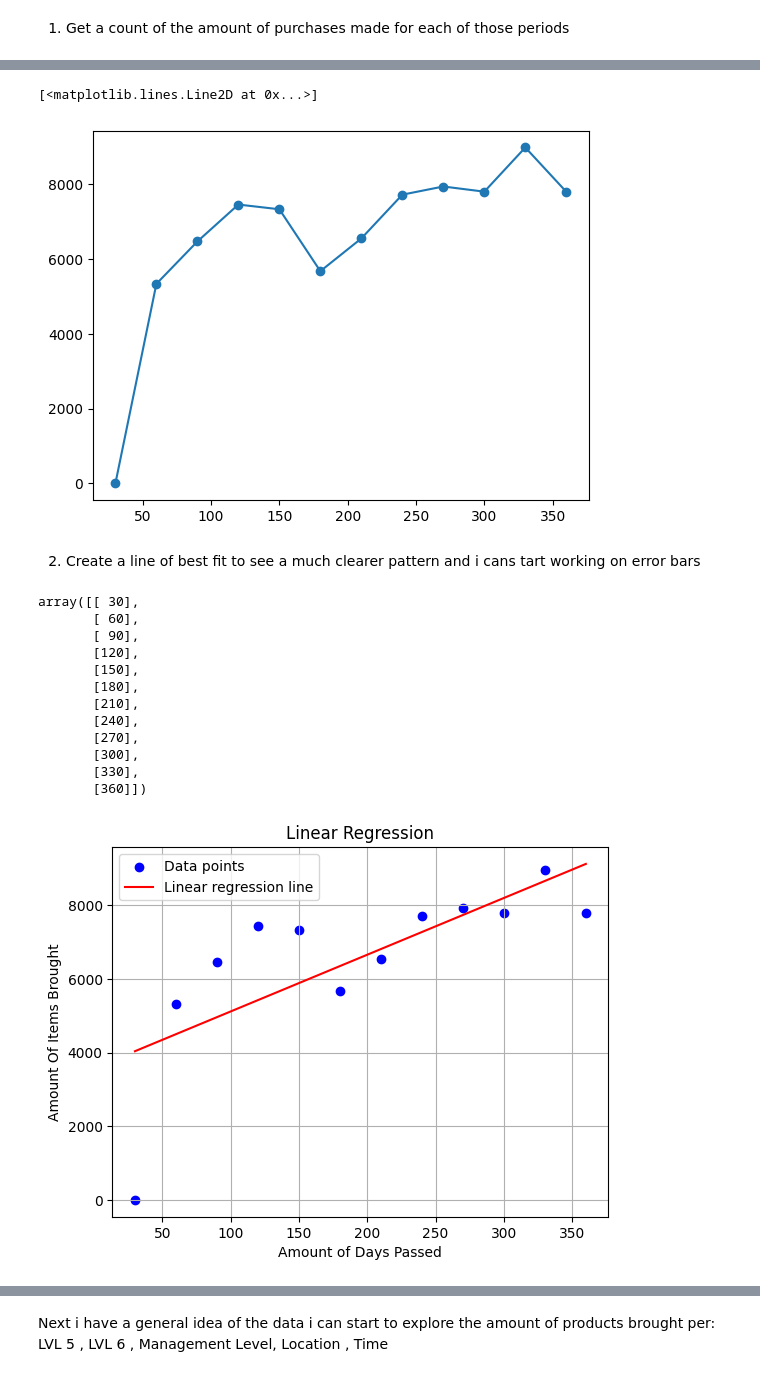
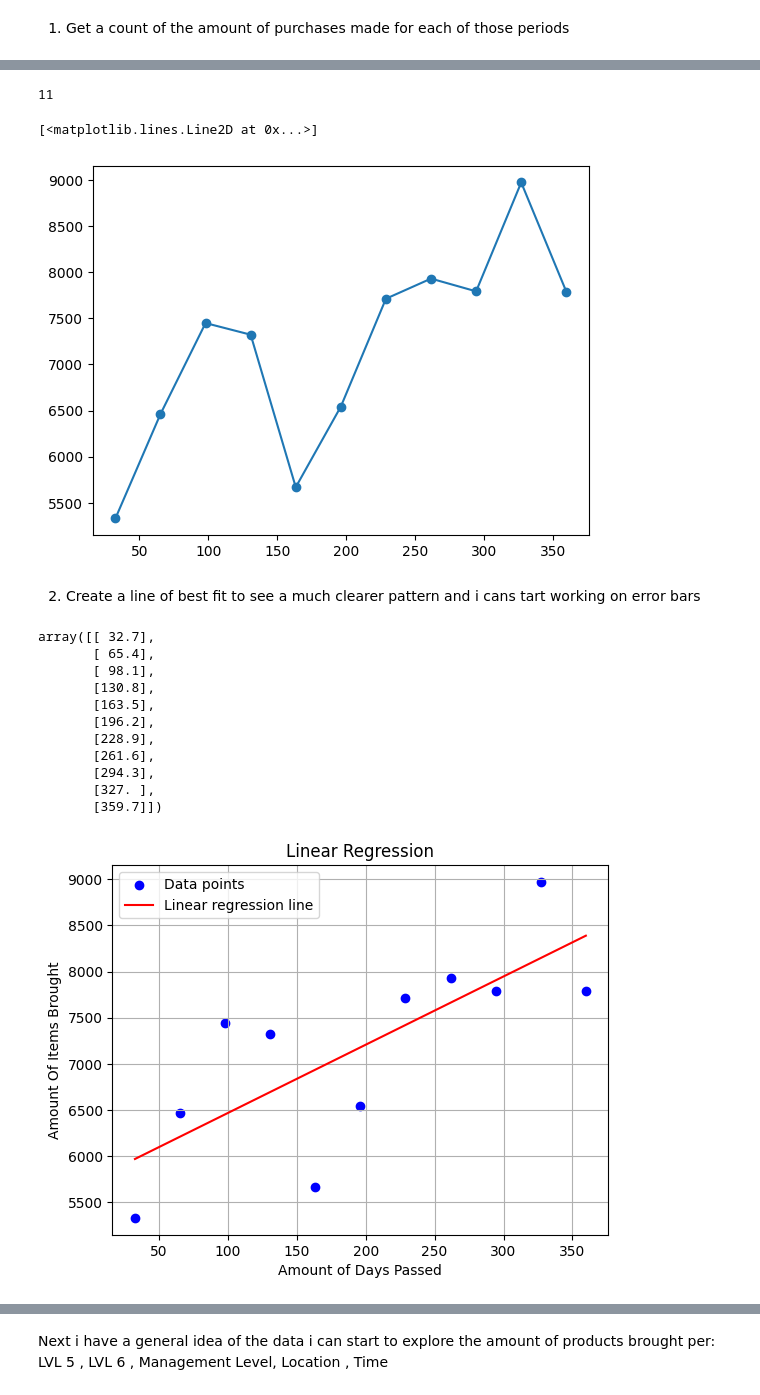
Before and after one commit to Danza101/Data_Landscape, a Jupyter notebook: Code.ipynb, the cells around one changed output, grey strips where cells are left out. Cells and saved outputs as stored; diff of their text form; code cells hidden in the pictures.

```diff
--- a/Code.ipynb
+++ b/Code.ipynb
@@ -29,20 +72,15 @@ df_date_time = df_date_time.reset_index(drop=True)
 # %% [markdown]
 1. Get a count of the amount of purchases made for each of those periods
 # %%
-
-# Define the list of values you want to check against.
-day_count = [30, 60, 90, 120, 150, 180, 210, 240, 270, 300, 330, 360]
-days_gap = []
-days = []
-index = []
-
-#checking how many days have passed since the first day
-for i in range(len(df['Date'])):
-    days_gap.append(df_date_time.iloc[i] - df_date_time.iloc[0])
-    days.append(days_gap[i].days)
+sort_full_days = df_to_variable(df['Date'])
+days = days_passed(sort_full_days)
 
 #This indexes the days therefore i know which index each day belongs to
 indexed_values = [[i, value] for i, value in enumerate(days, start=1)]
+# %%
+# Define the list of values you want to check against.
+month_count = [(32.7*1), (32.7*2), (32.7*3), (32.7*4), (32.7*5),  (32.7*6), (32.7*7), (32.7*8), (32.7*9), (32.7*10) , (32.7*11)]
+zero_month_count = [0 , (32.7*1), (32.7*2), (32.7*3), (32.7*4), (32.7*5),  (32.7*6), (32.7*7), (32.7*8), (32.7*9), (32.7*10) , (32.7*11)]
 # %%
 #Getting the indexes of when those days are multiples of 30
 for i, (x, y) in enumerate(indexed_values):
@@ -81,55 +119,55 @@ rows_searched = []
 #This gets theamount of items that has been brought since each index
 for i in range(1 , len(row_separation)):
     rows_searched.append(row_separation[i] - row_separation[i-1])
-
-#appending 0 to the list
-rows_searched = [0] + rows_searched
+# %%
+len(month_count)
+# %% [output]
+11
 # %%
 # plotting the linear graph
-plt.scatter(day_count , rows_searched)
-plt.plot(day_count , rows_searched)
+plt.scatter(month_count , rows_searched)
+plt.plot(month_count , rows_searched)
 # %% [output]
 [<matplotlib.lines.Line2D at 0x...>]
-[figure, old version]
+[figure, new version]
 # %% [markdown]
 2. Create a line of best fit to see a much clearer pattern and i cans tart working on error bars
 # %%
 #Data Cleaning
-arr_day_count = np.array(day_count)
+arr_day_count = np.array(month_count)
 arr_day_count = arr_day_count.reshape(-1 , 1)
 arr_day_count
 # %% [output]
-array([[ 30],
-       [ 60],
-       [ 90],
-       [120],
-       [150],
-       [180],
-       [210],
-       [240],
-       [270],
-       [300],
-       [330],
-       [360]])
+array([[ 32.7],
+       [ 65.4],
+       [ 98.1],
+       [130.8],
+       [163.5],
+       [196.2],
+       [228.9],
+       [261.6],
+       [294.3],
+       [327. ],
+       [359.7]])
 # %%
 # Create linear regression model
-model = LinearRegression()
+model1 = LinearRegression()
 
 # Fit the model
-model.fit(arr_day_count, rows_searched)
+model1.fit(arr_day_count, rows_searched)
 
 # Make predictions
-predictions = model.predict(arr_day_count)
+predictions = model1.predict(arr_day_count)
 
 # Plotting the data points and the linear regression line
-plt.scatter(day_count, rows_searched, color='blue', label='Data points')
-plt.plot(day_count, predictions, color='red', label='Linear regression line')
+plt.scatter(month_count, rows_searched, color='blue', label='Data points')
+plt.plot(month_count, predictions, color='red', label='Linear regression line')
 plt.xlabel('Amount of Days Passed')
 plt.ylabel('Amount Of Items Brought')
 plt.title('Linear Regression')
 plt.legend()
 plt.grid(True)
 plt.show()
 # %% [output]
-[figure, old version]
+[figure, new version]
 # %%
```
Also changed, not shown: parts of 31 cells of this notebook.
